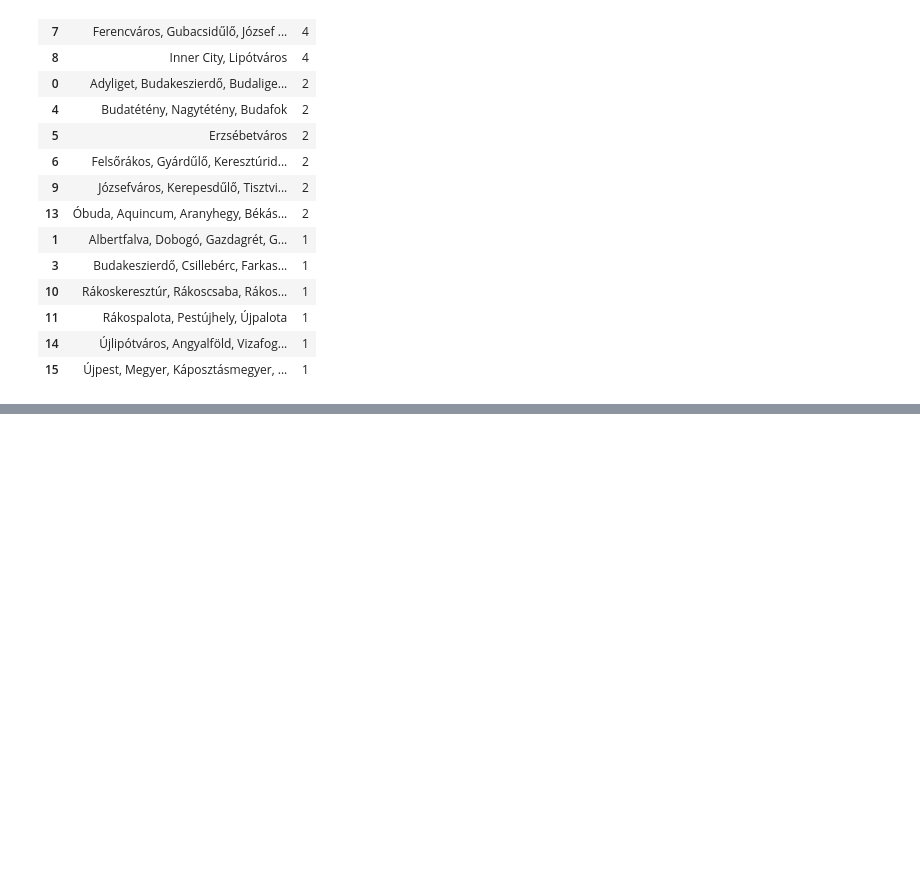
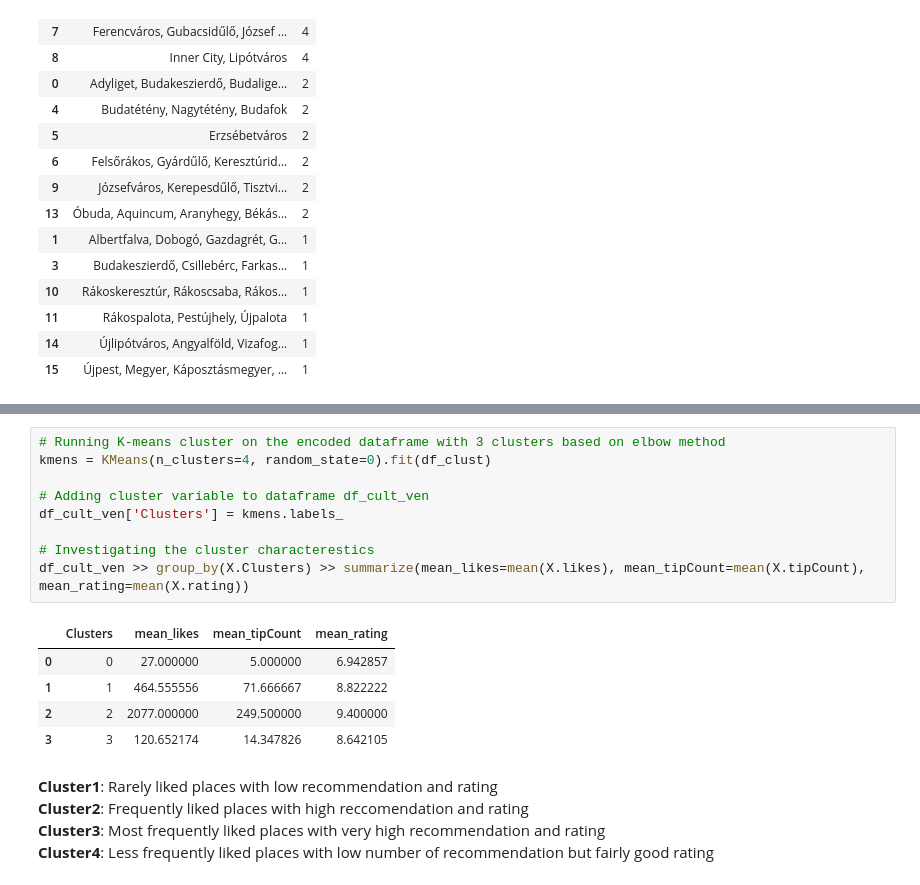
Before and after one commit to ZsoltNagy86/Budapest_Cult_Sites, a Jupyter notebook: Code/Budapest_Cult_Sights.ipynb, the cells around one changed output, grey strips where cells are left out. Drawn from its saved outputs; the diff is of its cells as text; blank space fills up the shorter version.

```diff
--- a/Code/Budapest_Cult_Sights.ipynb
+++ b/Code/Budapest_Cult_Sights.ipynb
@@ -473,0 +497,20 @@ m
+# %%
+# Running K-means cluster on the encoded dataframe with 3 clusters based on elbow method
+kmens = KMeans(n_clusters=4, random_state=0).fit(df_clust)
+
+# Adding cluster variable to dataframe df_cult_ven
+df_cult_ven['Clusters'] = kmens.labels_
+
+# Investigating the cluster characterestics
+df_cult_ven >> group_by(X.Clusters) >> summarize(mean_likes=mean(X.likes), mean_tipCount=mean(X.tipCount), mean_rating=mean(X.rating))
+# %% [output]
+|  | Clusters | mean_likes | mean_tipCount | mean_rating |
+| 0 | 0 | 27.000000 | 5.000000 | 6.942857 |
+| 1 | 1 | 464.555556 | 71.666667 | 8.822222 |
+| 2 | 2 | 2077.000000 | 249.500000 | 9.400000 |
+| 3 | 3 | 120.652174 | 14.347826 | 8.642105 |
+# %% [markdown]
+<b>Cluster1</b>: Rarely liked places with low recommendation and rating <br/>
+<b>Cluster2</b>: Frequently liked places with high reccomendation and rating <br/>
+<b>Cluster3</b>: Most frequently liked places with very high recommendation and rating <br/>
+<b>Cluster4</b>: Less frequently liked places with low number of recommendation but fairly good rating <br/>
```
Also changed, not shown: parts of 8 cells of this notebook, 2 other files.
